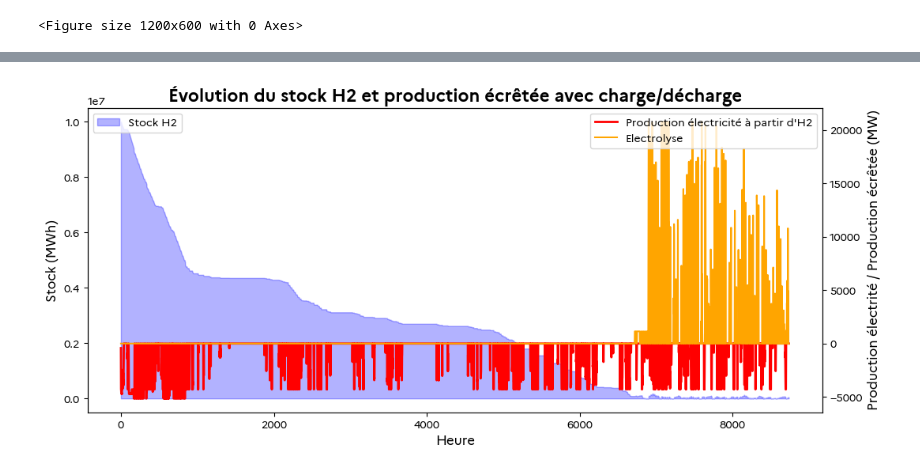
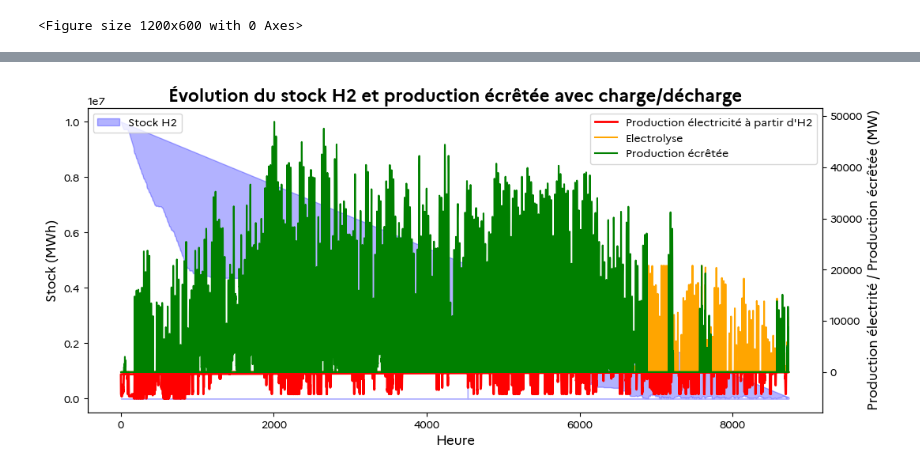
Before and after one commit to alextonon/ETE305_Optimization_Study, a Jupyter notebook: analysis_with_optimization.ipynb, the cells around one changed output, grey strips where cells are left out. Drawn from its saved outputs; the diff is of its cells as text; code cells hidden in the pictures.

Commit message:
corrigé pour pouvoir rouler

```diff
--- a/analysis_with_optimization.ipynb
+++ b/analysis_with_optimization.ipynb
@@ -92,3 +75,33 @@ df = df_global.iloc[start_idx:end_idx].copy()
+# %%
+# --- Chargement des données ---
+df_global = pd.read_csv(f"results/annual_master/results_{id}.csv", sep=';')
+parc = json.load(open(f"results/annual_master/parc_annuel_{id}.json", "r"))
+evolution_parc = json.load(open(f"results/annual_master/evolution_parc_{id}.json", "r"))
+
+# --- Récupération de la première semaine simulée ---
+results = pd.read_csv("results/base_de_données_résultats.csv", sep=';')
+first_week_sim = results[results['ID'] == id]['FIRST_WEEK'].values[0]
+
+# --- Calcul du décalage en heures ---
+# 0-based : t=0 correspond à semaine 0
+shift_hours = (first_week_sim - 1) * 7 * 24  # semaine 1 = index 0
+
+# --- Recalage des données pour que semaine 0 soit à l'index 0 ---
+df_global = pd.concat([
+    df_global.iloc[shift_hours:],   # de la semaine FIRST_WEEK → fin
+    df_global.iloc[:shift_hours]    # début → semaine avant FIRST_WEEK
+]).reset_index(drop=True)
+
+# --- Recréation d'un index temporel 't' 0-based ---
+df_global["t"] = range(len(df_global))
+df_global.set_index("t", inplace=True)
+
+# --- Extraction des semaines à tracer ---
+num_weeks_to_plot = 2 if TWO_WEEKS else 1
+start_idx = WEEK_TARGET * 7 * 24   # WEEK_TARGET en 0–51
+end_idx = start_idx + num_weeks_to_plot * 7 * 24
+
+df = df_global.iloc[start_idx:end_idx].copy()
 # %% [markdown]
 ## **1. EOD : vue générale**
 # %%
@@ -813,24 +830,25 @@ plt.show()
 # %%
 fig, ax1 = plt.subplots(figsize=(12,5))
 
 time = df_global.index
 
 # Axe principal : Stock STEP et production écrêtée
 ax1.fill_between(time, 0, df_global["H2_Stock"], color='blue', alpha=0.3, label="Stock H2")
 # ax1.fill_between(time, 0, df_global["Ecret"], color='gray', alpha=0.3, label="Production écrêtée")
 ax1.set_xlabel("Heure")
 ax1.set_ylabel("Stock (MWh)")
 ax1.legend(loc='upper left')
 
 # Axe secondaire : Charge et décharge
 ax2 = ax1.twinx()
 ax2.plot(time, -df_global["H2_CCG"]-df_global["H2_TAC"], color='red', linewidth=2, label="Production électricité à partir d'H2")
 ax2.plot(time, df_global["Electrolyse"], color='orange', label="Electrolyse")
+ax2.plot(time, df_global["Exces"], color='green', label="Production écrêtée")
 # ax2.plot(time, df_global["H2_discharge"], color='red', linewidth=2, label="Décharge H2")
 ax2.set_ylabel("Production électrité / Production écrêtée (MW)")
 ax2.legend(loc='upper right')
 
 plt.title("Évolution du stock H2 et production écrêtée avec charge/décharge")
 plt.show()
 # %% [output]
-[figure, old version]
+[figure, new version]
```
Also changed, not shown: parts of 18 cells of this notebook, 1 other file.
